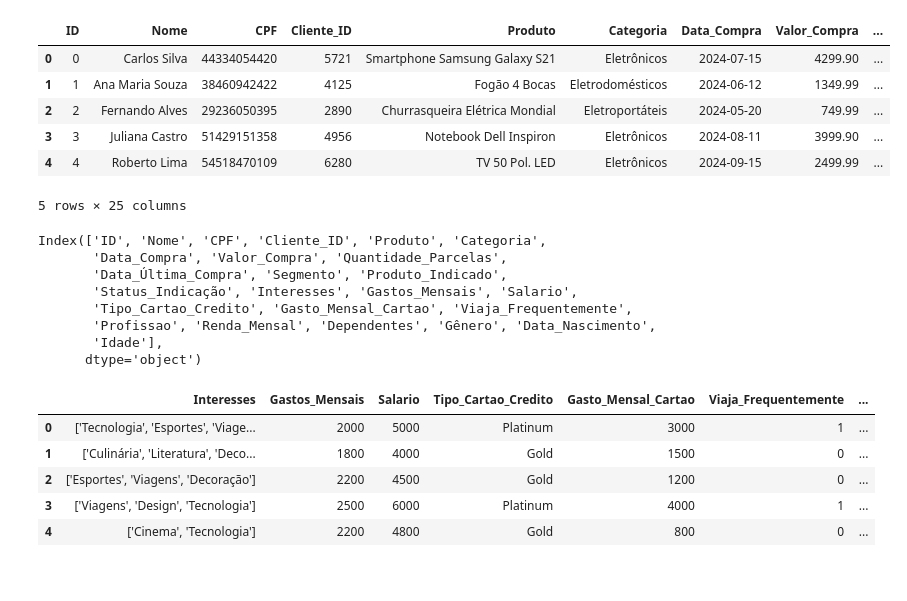
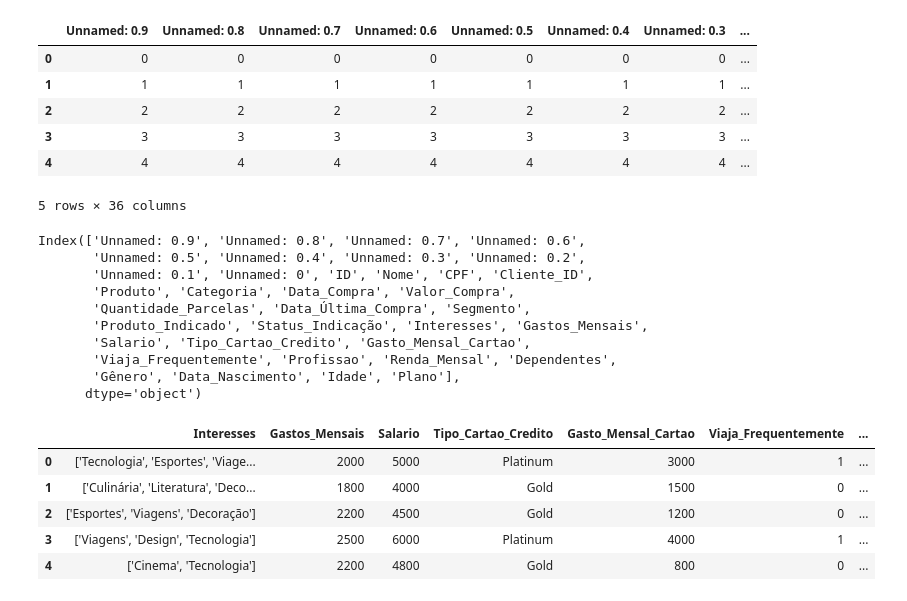
Before and after one commit to gabrielmendesoficial/cgeniusIA, a Jupyter notebook: tratamento_dados.ipynb, the cells around one changed output. Drawn from its saved outputs; the diff is of its cells as text; code cells hidden in the pictures.

```diff
--- a/tratamento_dados.ipynb
+++ b/tratamento_dados.ipynb
@@ -14,26 +13,28 @@ from sklearn.discriminant_analysis import LinearDiscriminantAnalysis
 from sklearn.metrics import (classification_report)
 from sklearn.model_selection import cross_val_score, train_test_split
 # %%
-dados = pd.read_csv('dataset_versions\DatasetIA_v1.0.0.csv')
+dados = pd.read_csv('dataset_versions/DatasetIA_v1.0.0.csv')
 dados.head()
 # %% [output]
-|  | ID | Nome | CPF | Cliente_ID | Produto | Categoria | Data_Compra | Valor_Compra | ... |
-| 0 | 0 | Carlos Silva | 44334054420 | 5721 | Smartphone Samsung Galaxy S21 | Eletrônicos | 2024-07-15 | 4299.90 | ... |
-| 1 | 1 | Ana Maria Souza | 38460942422 | 4125 | Fogão 4 Bocas | Eletrodomésticos | 2024-06-12 | 1349.99 | ... |
-| 2 | 2 | Fernando Alves | 29236050395 | 2890 | Churrasqueira Elétrica Mondial | Eletroportáteis | 2024-05-20 | 749.99 | ... |
-| 3 | 3 | Juliana Castro | 51429151358 | 4956 | Notebook Dell Inspiron | Eletrônicos | 2024-08-11 | 3999.90 | ... |
-| 4 | 4 | Roberto Lima | 54518470109 | 6280 | TV 50 Pol. LED | Eletrônicos | 2024-09-15 | 2499.99 | ... |
+|  | Unnamed: 0.9 | Unnamed: 0.8 | Unnamed: 0.7 | Unnamed: 0.6 | Unnamed: 0.5 | Unnamed: 0.4 | Unnamed: 0.3 | ... |
+| 0 | 0 | 0 | 0 | 0 | 0 | 0 | 0 | ... |
+| 1 | 1 | 1 | 1 | 1 | 1 | 1 | 1 | ... |
+| 2 | 2 | 2 | 2 | 2 | 2 | 2 | 2 | ... |
+| 3 | 3 | 3 | 3 | 3 | 3 | 3 | 3 | ... |
+| 4 | 4 | 4 | 4 | 4 | 4 | 4 | 4 | ... |
-5 rows × 25 columns
+5 rows × 36 columns
 # %%
 dados.columns
 # %% [output]
-Index(['ID', 'Nome', 'CPF', 'Cliente_ID', 'Produto', 'Categoria',
-       'Data_Compra', 'Valor_Compra', 'Quantidade_Parcelas',
-       'Data_Última_Compra', 'Segmento', 'Produto_Indicado',
-       'Status_Indicação', 'Interesses', 'Gastos_Mensais', 'Salario',
-       'Tipo_Cartao_Credito', 'Gasto_Mensal_Cartao', 'Viaja_Frequentemente',
-       'Profissao', 'Renda_Mensal', 'Dependentes', 'Gênero', 'Data_Nascimento',
-       'Idade'],
+Index(['Unnamed: 0.9', 'Unnamed: 0.8', 'Unnamed: 0.7', 'Unnamed: 0.6',
+       'Unnamed: 0.5', 'Unnamed: 0.4', 'Unnamed: 0.3', 'Unnamed: 0.2',
+       'Unnamed: 0.1', 'Unnamed: 0', 'ID', 'Nome', 'CPF', 'Cliente_ID',
+       'Produto', 'Categoria', 'Data_Compra', 'Valor_Compra',
+       'Quantidade_Parcelas', 'Data_Última_Compra', 'Segmento',
+       'Produto_Indicado', 'Status_Indicação', 'Interesses', 'Gastos_Mensais',
+       'Salario', 'Tipo_Cartao_Credito', 'Gasto_Mensal_Cartao',
+       'Viaja_Frequentemente', 'Profissao', 'Renda_Mensal', 'Dependentes',
+       'Gênero', 'Data_Nascimento', 'Idade', 'Plano'],
       dtype='object')
 # %%
 # colunas_selecionadas = dados[['Interresses3', 'Interesses2', 'Interesses']]
```
Also changed, not shown: parts of 1 cell of this notebook, 8 other files.
